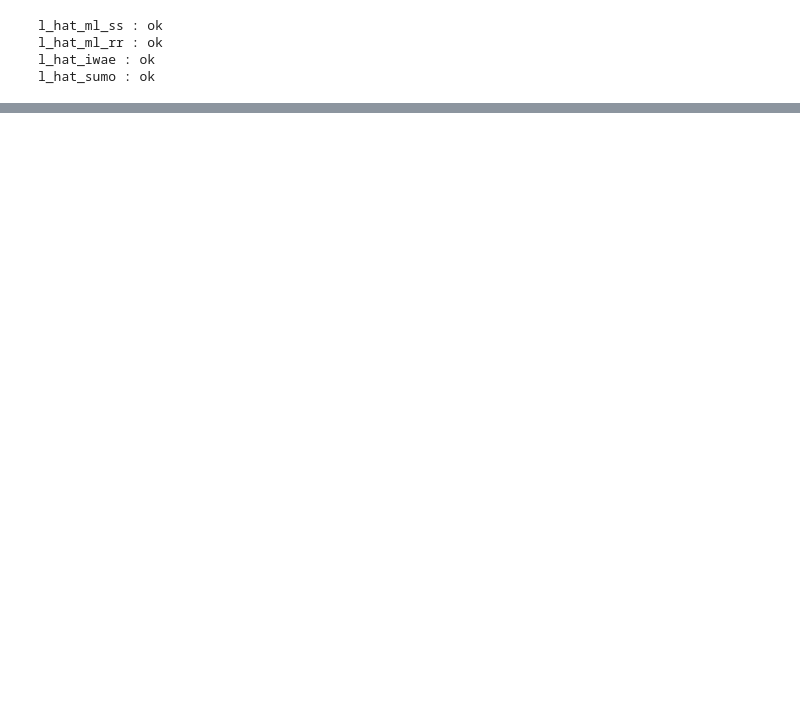
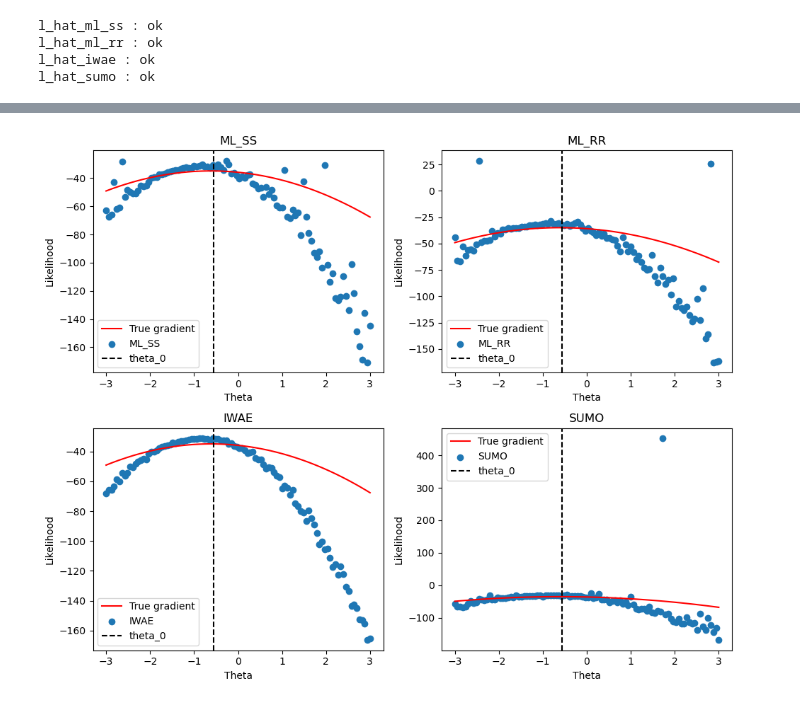
Before and after one commit to VSmague/Unbiased_Gradient, a Jupyter notebook: Final Project.ipynb, the cells around one changed output, grey strips where cells are left out. Saved outputs shown, nothing was run; the diff lists cells and outputs as text; code cells hidden in the pictures; blank space fills up the shorter version.

Commit message:
estimateurs gradients

```diff
--- a/Final Project.ipynb
+++ b/Final Project.ipynb
@@ -150,0 +151,19 @@ plt.show()
+# %%
+fig, axs = plt.subplots(2, 2, figsize=(10, 8))
+
+estimator_names = ['ML_SS', 'ML_RR', 'IWAE', 'SUMO']
+estimators = [l_hat_ml_ss, l_hat_ml_rr, l_hat_iwae, l_hat_sumo]
+
+for i, ax in enumerate(axs.flat):
+    ax.plot(theta_lst, l_true, color='r', label='True gradient')
+    ax.scatter(theta_lst, estimators[i], label=estimator_names[i])
+    ax.axvline(x=theta_0, color='black', linestyle='--', label='theta_0')
+    ax.set_xlabel('Theta')
+    ax.set_ylabel('Likelihood')
+    ax.legend(loc='best')
+    ax.set_title(estimator_names[i])
+
+plt.tight_layout()
+plt.show()
+# %% [output]
+[figure, added]
```
Also changed, not shown: parts of 6 cells of this notebook.
